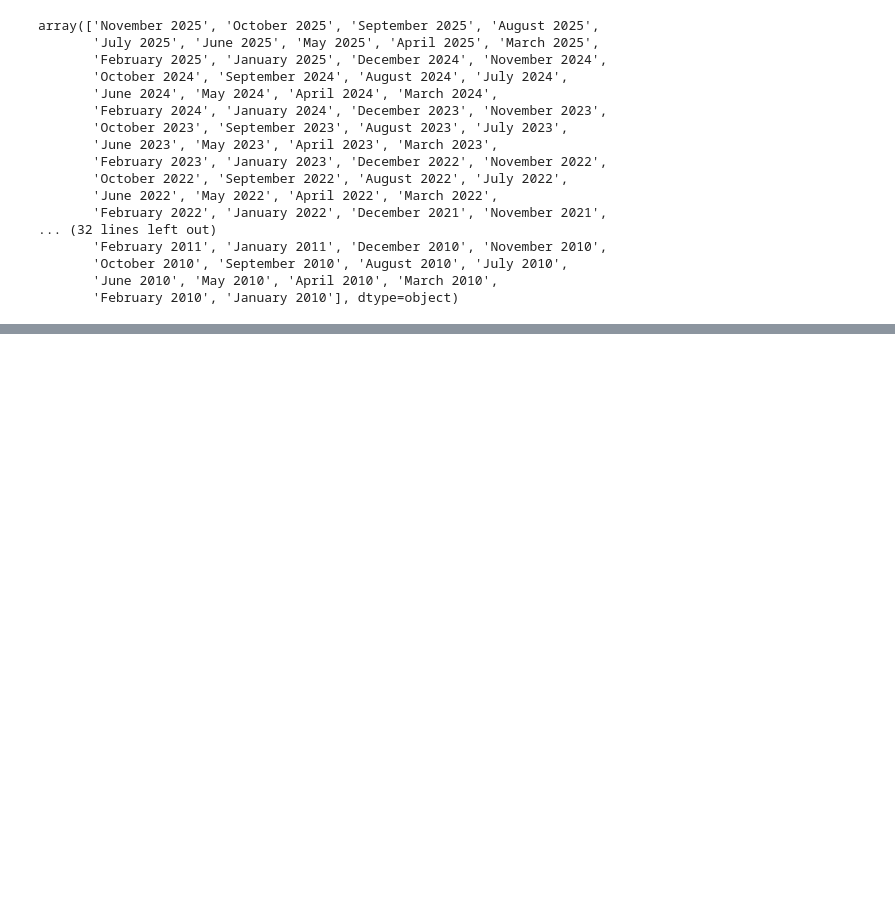
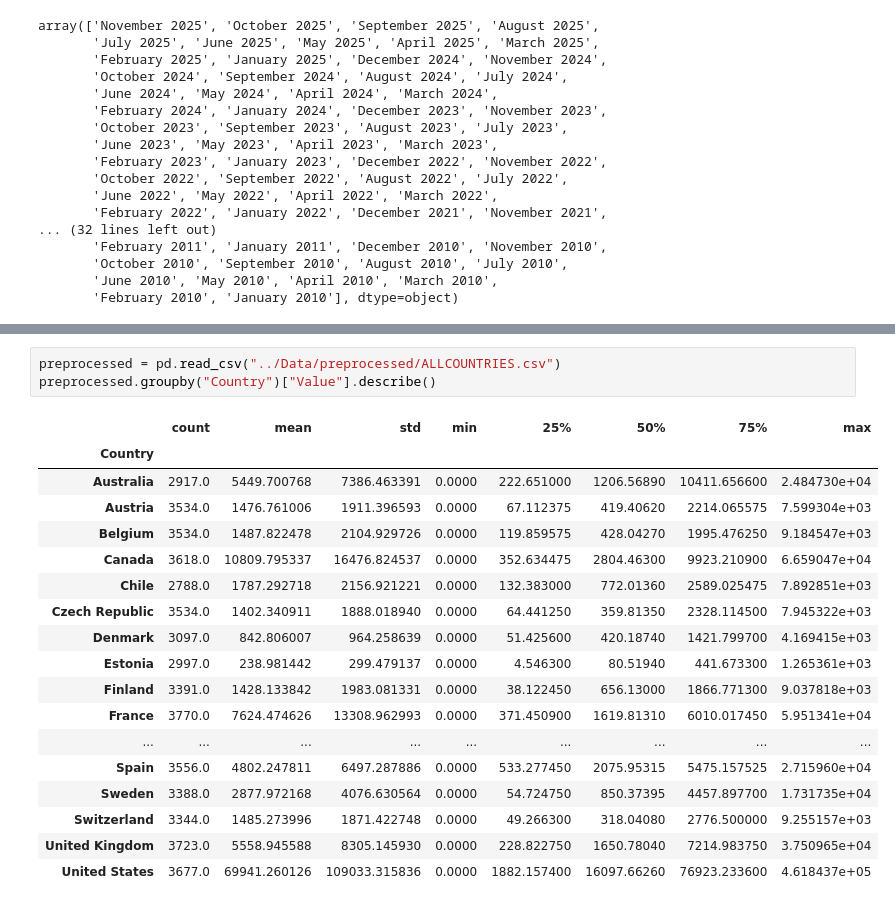
Before and after one commit to com-480-data-visualization/Electro-Wizards, a Jupyter notebook: Notebooks/data_check.ipynb, the cells around one changed output, grey strips where cells are left out. Cells and saved outputs as stored; diff of their text form; blank space fills up the shorter version.

```diff
--- a/Notebooks/data_check.ipynb
+++ b/Notebooks/data_check.ipynb
@@ -82,0 +208,22 @@ array(['November 2025', 'October 2025', 'September 2025', 'August 2025',
+# %%
+preprocessed = pd.read_csv("../Data/preprocessed/ALLCOUNTRIES.csv")
+preprocessed.groupby("Country")["Value"].describe()
+# %% [output]
+|  | count | mean | std | min | 25% | 50% | 75% | max |
+| Country |  |  |  |  |  |  |  |  |
+| Australia | 2917.0 | 5449.700768 | 7386.463391 | 0.0000 | 222.651000 | 1206.56890 | 10411.656600 | 2.484730e+04 |
+| Austria | 3534.0 | 1476.761006 | 1911.396593 | 0.0000 | 67.112375 | 419.40620 | 2214.065575 | 7.599304e+03 |
+| Belgium | 3534.0 | 1487.822478 | 2104.929726 | 0.0000 | 119.859575 | 428.04270 | 1995.476250 | 9.184547e+03 |
+| Canada | 3618.0 | 10809.795337 | 16476.824537 | 0.0000 | 352.634475 | 2804.46300 | 9923.210900 | 6.659047e+04 |
+| Chile | 2788.0 | 1787.292718 | 2156.921221 | 0.0000 | 132.383000 | 772.01360 | 2589.025475 | 7.892851e+03 |
+| Czech Republic | 3534.0 | 1402.340911 | 1888.018940 | 0.0000 | 64.441250 | 359.81350 | 2328.114500 | 7.945322e+03 |
+| Denmark | 3097.0 | 842.806007 | 964.258639 | 0.0000 | 51.425600 | 420.18740 | 1421.799700 | 4.169415e+03 |
+| Estonia | 2997.0 | 238.981442 | 299.479137 | 0.0000 | 4.546300 | 80.51940 | 441.673300 | 1.265361e+03 |
+| Finland | 3391.0 | 1428.133842 | 1983.081331 | 0.0000 | 38.122450 | 656.13000 | 1866.771300 | 9.037818e+03 |
+| France | 3770.0 | 7624.474626 | 13308.962993 | 0.0000 | 371.450900 | 1619.81310 | 6010.017450 | 5.951341e+04 |
+| ... | ... | ... | ... | ... | ... | ... | ... | ... |
+| Spain | 3556.0 | 4802.247811 | 6497.287886 | 0.0000 | 533.277450 | 2075.95315 | 5475.157525 | 2.715960e+04 |
+| Sweden | 3388.0 | 2877.972168 | 4076.630564 | 0.0000 | 54.724750 | 850.37395 | 4457.897700 | 1.731735e+04 |
+| Switzerland | 3344.0 | 1485.273996 | 1871.422748 | 0.0000 | 49.266300 | 318.04080 | 2776.500000 | 9.255157e+03 |
+| United Kingdom | 3723.0 | 5558.945588 | 8305.145930 | 0.0000 | 228.822750 | 1650.78040 | 7214.983750 | 3.750965e+04 |
+| United States | 3677.0 | 69941.260126 | 109033.315836 | 0.0000 | 1882.157400 | 16097.66260 | 76923.233600 | 4.618437e+05 |
```
Also changed, not shown: parts of 8 cells of this notebook, 9 other files.
